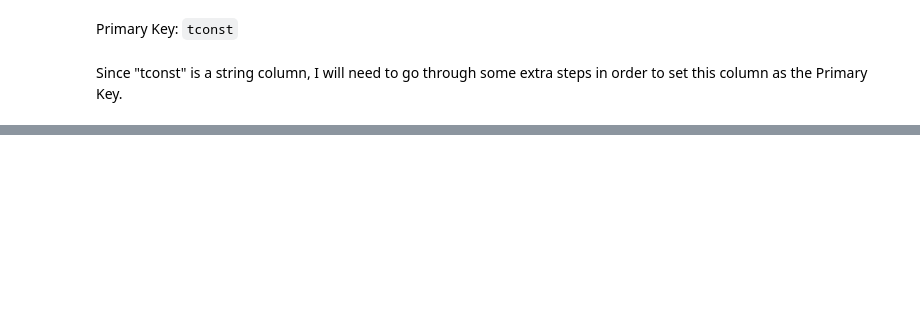
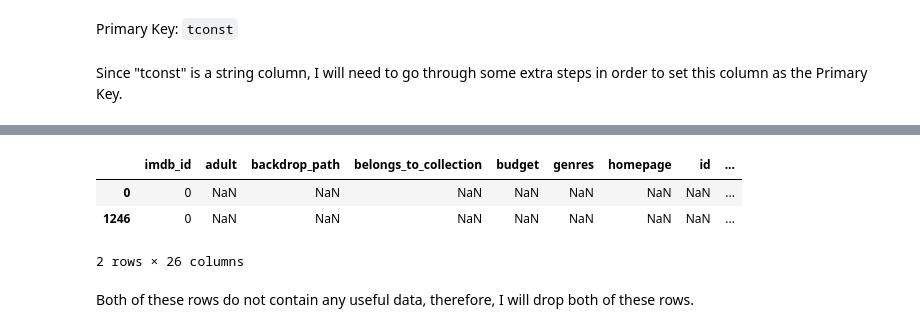
Before and after one commit to ericakitano/Project-3---Movies, a Jupyter notebook: Part 3 - Construct MySQL database .ipynb, the cells around one changed output, grey strips where cells are left out. Saved outputs shown, nothing was run; the diff lists cells and outputs as text; code cells hidden in the pictures; blank space fills up the shorter version.

```diff
--- a/Part 3 - Construct MySQL database .ipynb
+++ b/Part 3 - Construct MySQL database .ipynb
@@ -453,0 +751,10 @@ Since "tconst" is a string column, I will need to go through some extra steps in
+# %%
+#check the index of row which contained the value 0 for imdb_id column
+tmdb_data.loc[tmdb_data['imdb_id'] == '0']
+# %% [output]
+|  | imdb_id | adult | backdrop_path | belongs_to_collection | budget | genres | homepage | id | ... |
+| 0 | 0 | NaN | NaN | NaN | NaN | NaN | NaN | NaN | ... |
+| 1246 | 0 | NaN | NaN | NaN | NaN | NaN | NaN | NaN | ... |
+2 rows × 26 columns
+# %% [markdown]
+Both of these rows do not contain any useful data, therefore, I will drop both of these rows.
```
Also changed, not shown: parts of 83 cells of this notebook, 3 other files.
